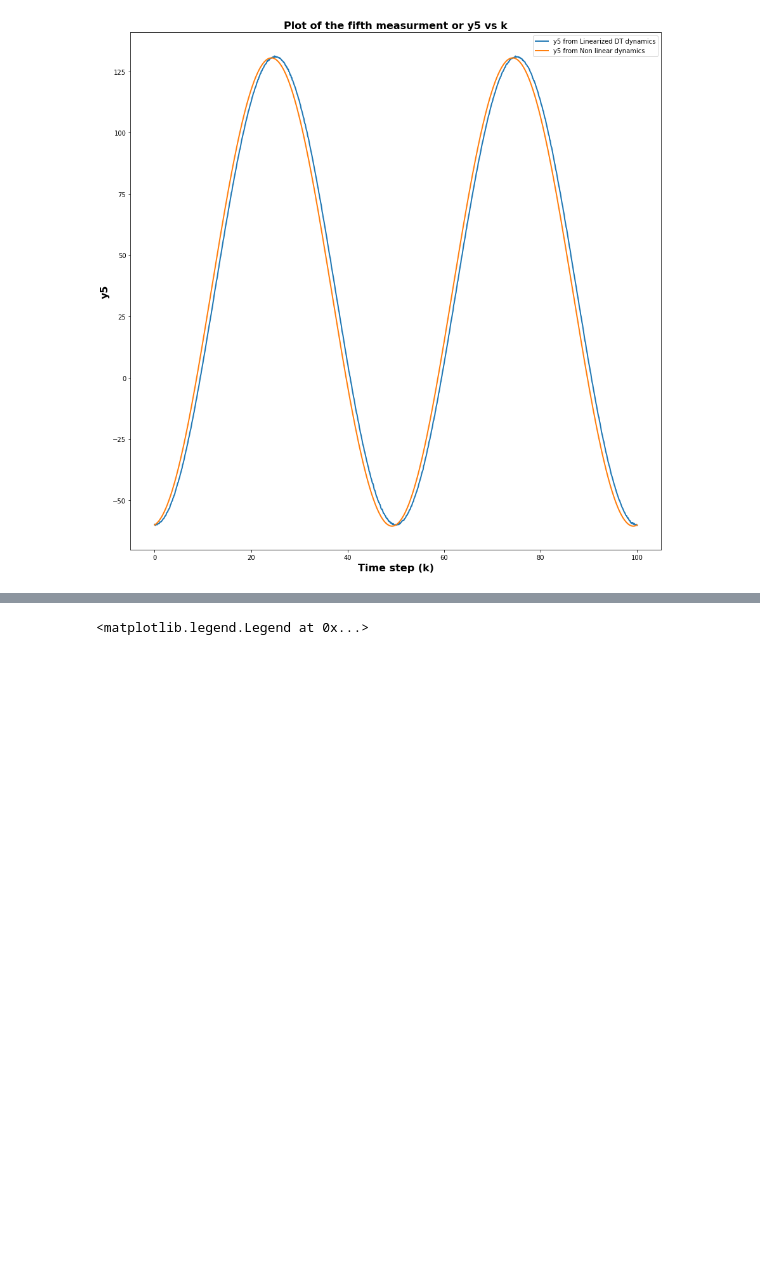
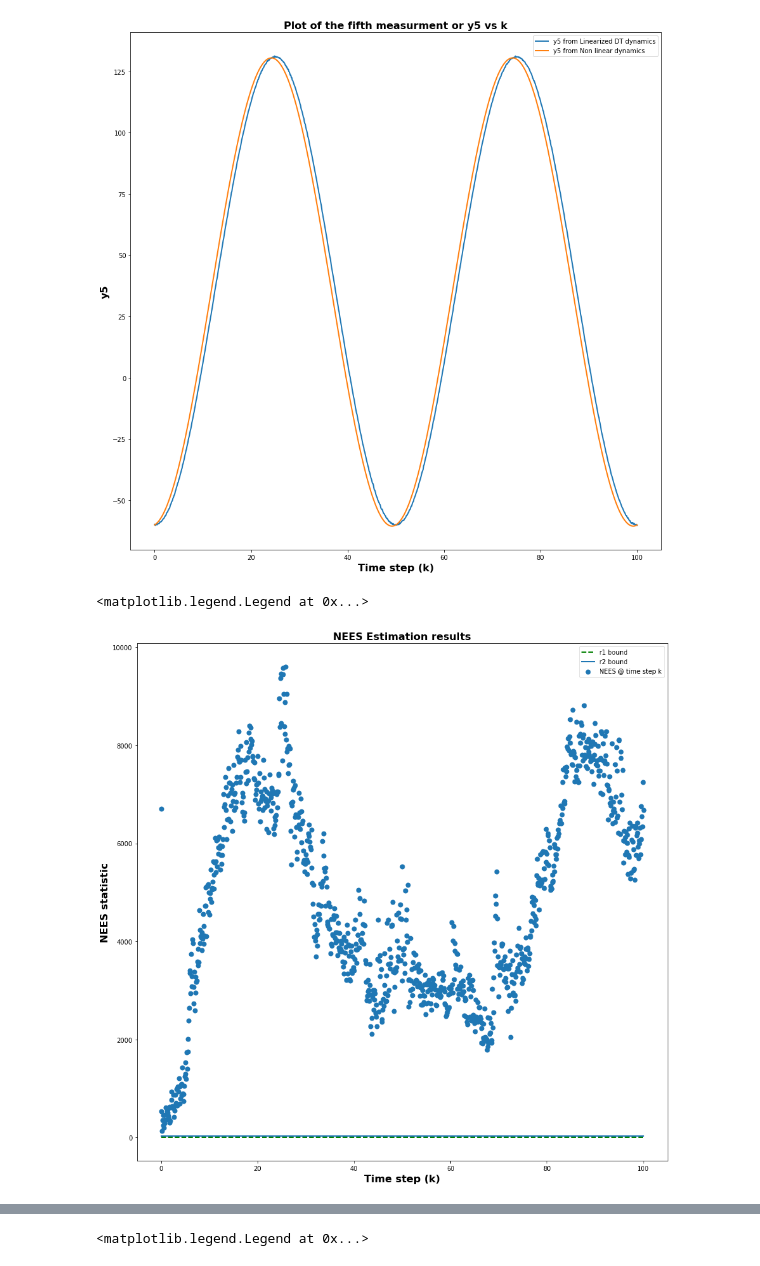
Before and after one commit to himanshugupta1009/robot_localization, a Jupyter notebook: Project_Report_2/LKF.ipynb, the cells around one changed output, grey strips where cells are left out. Saved outputs shown, nothing was run; the diff lists cells and outputs as text; code cells hidden in the pictures; blank space fills up the shorter version.

```diff
--- a/Project_Report_2/LKF.ipynb
+++ b/Project_Report_2/LKF.ipynb
@@ -616,3 +718,23 @@ plt.legend()
 # %% [output]
 <matplotlib.legend.Legend at 0x...>
 [figure]
+# %%
+NEES_mean_list = NEES_data.mean(axis=0)
+N = num_mc_simulations
+n = len(x0)
+r1 = chi2.ppf(0.025, df=N*n)
+r2 = chi2.ppf(0.975, df=N*n)
+
+#plt.plot(time_steps,NEES_mean_list)
+r1_bound = [r1]*len(time_steps)
+r2_bound = [r2]*len(time_steps)
+plt.xlabel("Time step (k)",fontsize=16, fontweight='bold')
+plt.ylabel("NEES statistic",fontsize=16, fontweight='bold')
+plt.title("NEES Estimation results",fontsize=16, fontweight='bold')
+plt.scatter(time_steps,NEES_mean_list,linewidth = 2,label = 'NEES @ time step k')
+plt.plot(time_steps,r1_bound,'--g',linewidth = 2,label = 'r1 bound')
+plt.plot(time_steps,r2_bound,linewidth = 2,label = 'r2 bound')
+plt.legend()
+# %% [output]
+<matplotlib.legend.Legend at 0x...>
+[figure, added]
```
Also changed, not shown: parts of 9 cells of this notebook.
